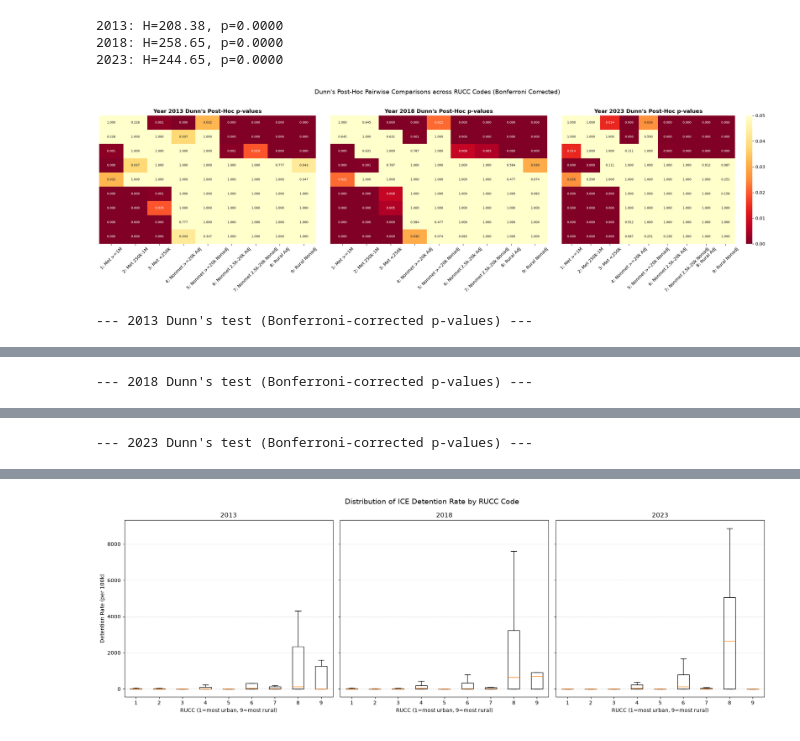
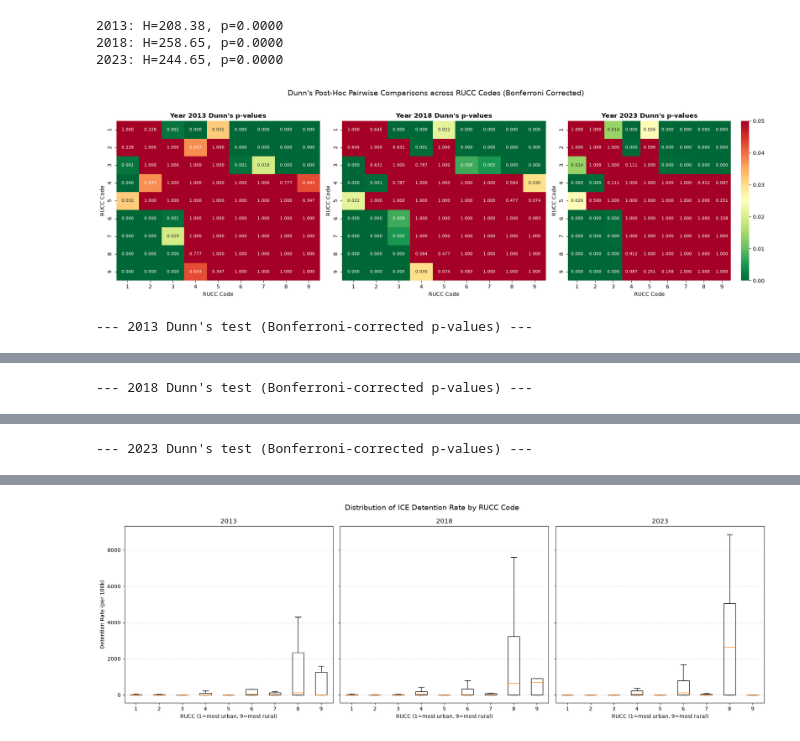
Before and after one commit to steveg-ds/RHIP, a Jupyter notebook: RSS-Analysis.ipynb, the cells around one changed output, grey strips where cells are left out. Cells and saved outputs as stored; diff of their text form; code cells hidden in the pictures.

Commit message:
style(rss): update Dunn's heatmap colormap to RdYlGn_r (green = significant, red = insignificant)

```diff
--- a/RSS-Analysis.ipynb
+++ b/RSS-Analysis.ipynb
@@ -645,36 +645,36 @@ import scikit_posthocs as sp
 
 rucc_codes = [1, 2, 3, 4, 5, 6, 7, 8, 9]
 
-# 1. Generate 3-Panel Heatmap Visualization with numeric RUCC codes on both axes
+# 1. Generate 3-Panel Heatmap Visualization (Green = Significant/Low p-value, Red = Insignificant/High p-value)
 fig, axes = plt.subplots(1, 3, figsize=(18, 5.5))
 
 for idx, yr in enumerate([2013, 2018, 2023]):
     sub = df_county[df_county['year'] == yr].dropna(subset=['detention_rate', 'RUCC']).copy()
     sub['RUCC'] = sub['RUCC'].astype(int)
     dunn = sp.posthoc_dunn(sub, val_col='detention_rate', group_col='RUCC', p_adjust='bonferroni')
 
     sns.heatmap(
-        dunn, ax=axes[idx], cmap='YlOrRd_r', vmin=0, vmax=0.05,
+        dunn, ax=axes[idx], cmap='RdYlGn_r', vmin=0.0, vmax=0.05,
         annot=True, fmt='.3f', cbar=(idx == 2), annot_kws={'size': 8},
         xticklabels=rucc_codes, yticklabels=rucc_codes
     )
     axes[idx].set_title(f'Year {yr} Dunn\'s p-values', fontsize=12, fontweight='bold')
     axes[idx].set_xlabel('RUCC Code', fontsize=10)
     axes[idx].set_ylabel('RUCC Code', fontsize=10)
 
 plt.suptitle('Dunn\'s Post-Hoc Pairwise Comparisons across RUCC Codes (Bonferroni Corrected)', fontsize=14, y=1.02)
 plt.tight_layout()
 plt.show()
 
 # 2. Display Formatted Tables with Background Gradient
 for yr in [2013, 2018, 2023]:
     sub = df_county[df_county['year'] == yr].dropna(subset=['detention_rate', 'RUCC']).copy()
     sub['RUCC'] = sub['RUCC'].astype(int)
     dunn = sp.posthoc_dunn(sub, val_col='detention_rate', group_col='RUCC', p_adjust='bonferroni')
     dunn.index.name = "RUCC Code"
     dunn.columns.name = "RUCC Code"
     print(f"\n--- {yr} Dunn's test (Bonferroni-corrected p-values) ---")
     display(dunn.style.background_gradient(cmap='RdYlGn_r', vmin=0, vmax=0.05))
 # %% [output]
-[figure, old version]
+[figure, new version]
 --- 2013 Dunn's test (Bonferroni-corrected p-values) ---
```
Also changed, not shown: parts of 1 cell of this notebook.
